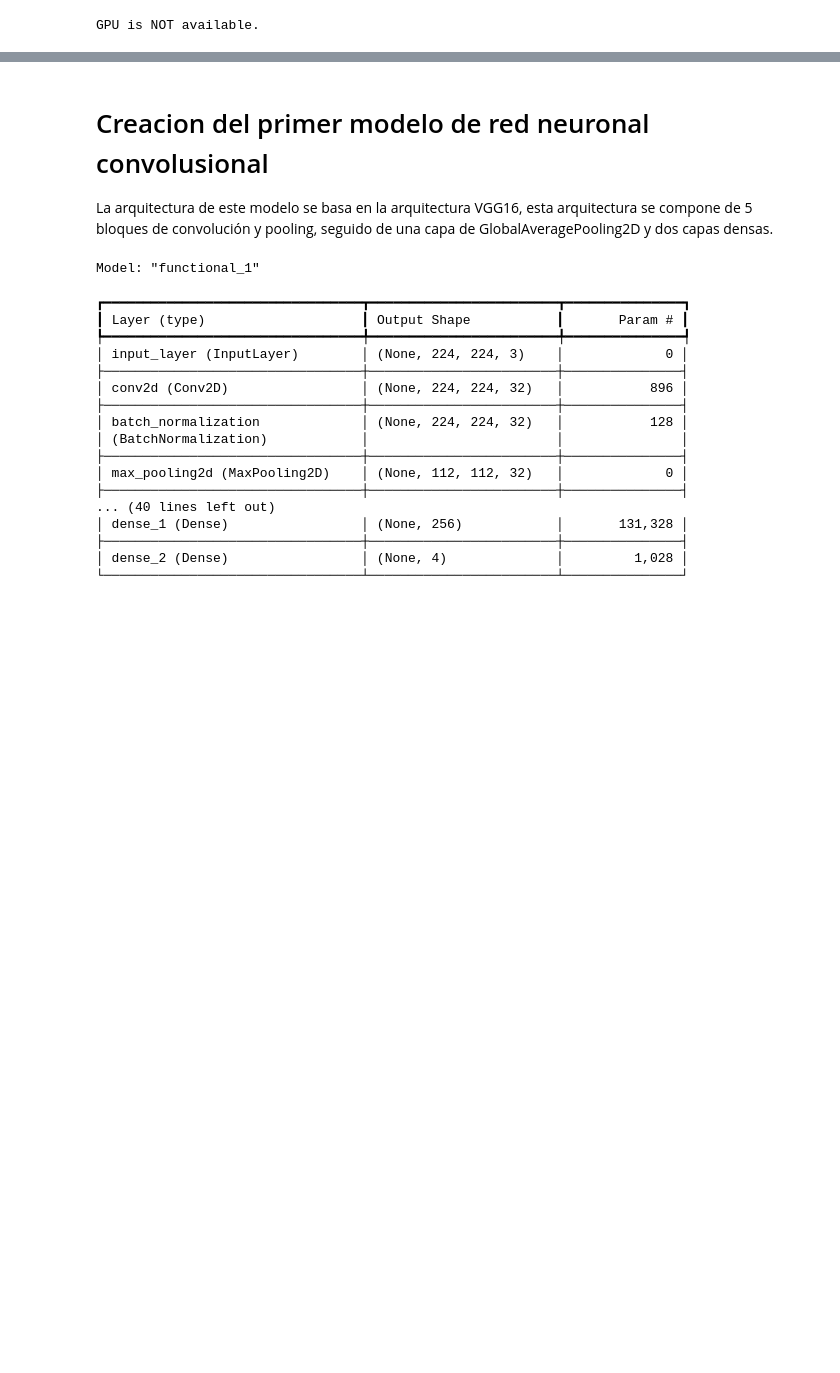
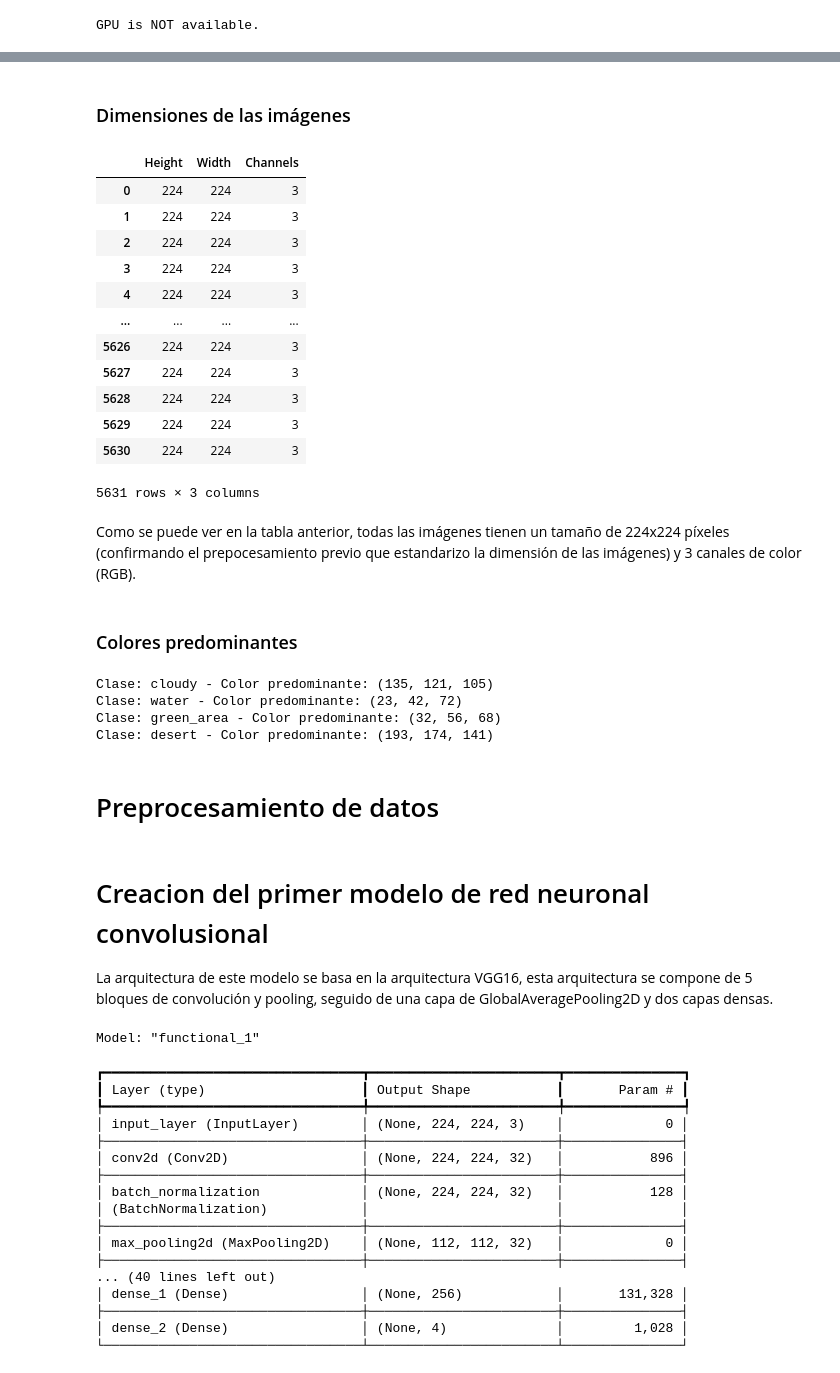
Before and after one commit to andres345gm/TE-regresiones, a Jupyter notebook: Proyecto/Proyecto.ipynb, the cells around one changed output, grey strips where cells are left out. Drawn from its saved outputs; the diff is of its cells as text; code cells hidden in the pictures; blank space fills up the shorter version.

```diff
--- a/Proyecto/Proyecto.ipynb
+++ b/Proyecto/Proyecto.ipynb
@@ -98,0 +110,69 @@ test_generator = test_datagen.flow(X_test, y_test, batch_size=32)
+# %% [markdown]
+### Dimensiones de las imágenes
+# %%
+import pandas as pd
+
+# Get dimensions of the images
+dimensions = [img.shape for img in images]
+
+# Create a DataFrame to store the dimensions
+df_dimensions = pd.DataFrame(dimensions, columns=['Height', 'Width', 'Channels'])
+
+df_dimensions
+# %% [output]
+|  | Height | Width | Channels |
+| 0 | 224 | 224 | 3 |
+| 1 | 224 | 224 | 3 |
+| 2 | 224 | 224 | 3 |
+| 3 | 224 | 224 | 3 |
+| 4 | 224 | 224 | 3 |
+| ... | ... | ... | ... |
+| 5626 | 224 | 224 | 3 |
+| 5627 | 224 | 224 | 3 |
+| 5628 | 224 | 224 | 3 |
+| 5629 | 224 | 224 | 3 |
+| 5630 | 224 | 224 | 3 |
+5631 rows × 3 columns
+# %% [markdown]
+Como se puede ver en la tabla anterior, todas las imágenes tienen un tamaño de 224x224 píxeles (confirmando el prepocesamiento previo que estandarizo la dimensión de las imágenes) y 3 canales de color (RGB).
+# %% [markdown]
+### Colores predominantes
+# %%
+import cv2
+import numpy as np
+from collections import Counter
+
+# Función para obtener el color predominante en una imagen
+def get_dominant_color(image):
+    # Convertir la imagen de BGR a RGB
+    image_rgb = cv2.cvtColor(image, cv2.COLOR_BGR2RGB)
+    # Redimensionar la imagen a una lista de píxeles
+    pixels = image_rgb.reshape((-1, 3))
+    # Contar la frecuencia de cada color
+    counts = Counter(tuple(pixel) for pixel in pixels)
+    # Obtener el color más común
+    dominant_color = counts.most_common(1)[0][0]
+    return dominant_color
+
+# Crear un diccionario para almacenar los colores predominantes por clase
+dominant_colors = {}
+
+# Iterar a través de las imágenes y calcular el color predominante por clase
+for class_name in classes:
+    class_indices = np.where(labels == class_name)[0]
+    class_images = images[class_indices]
+    class_dominant_colors = [get_dominant_color(img) for img in class_images]
+    # Obtener el color predominante de la clase
+    dominant_color = Counter(class_dominant_colors).most_common(1)[0][0]
+    dominant_colors[class_name] = dominant_color
+
+# Mostrar los colores predominantes por clase
+for class_name, color in dominant_colors.items():
+    print(f"Clase: {class_name} - Color predominante: {color}")
+# %% [output]
+Clase: cloudy - Color predominante: (135, 121, 105)
+Clase: water - Color predominante: (23, 42, 72)
+Clase: green_area - Color predominante: (32, 56, 68)
+Clase: desert - Color predominante: (193, 174, 141)
+# %% [markdown]
+# Preprocesamiento de datos
```
Also changed, not shown: parts of 6 cells of this notebook.
